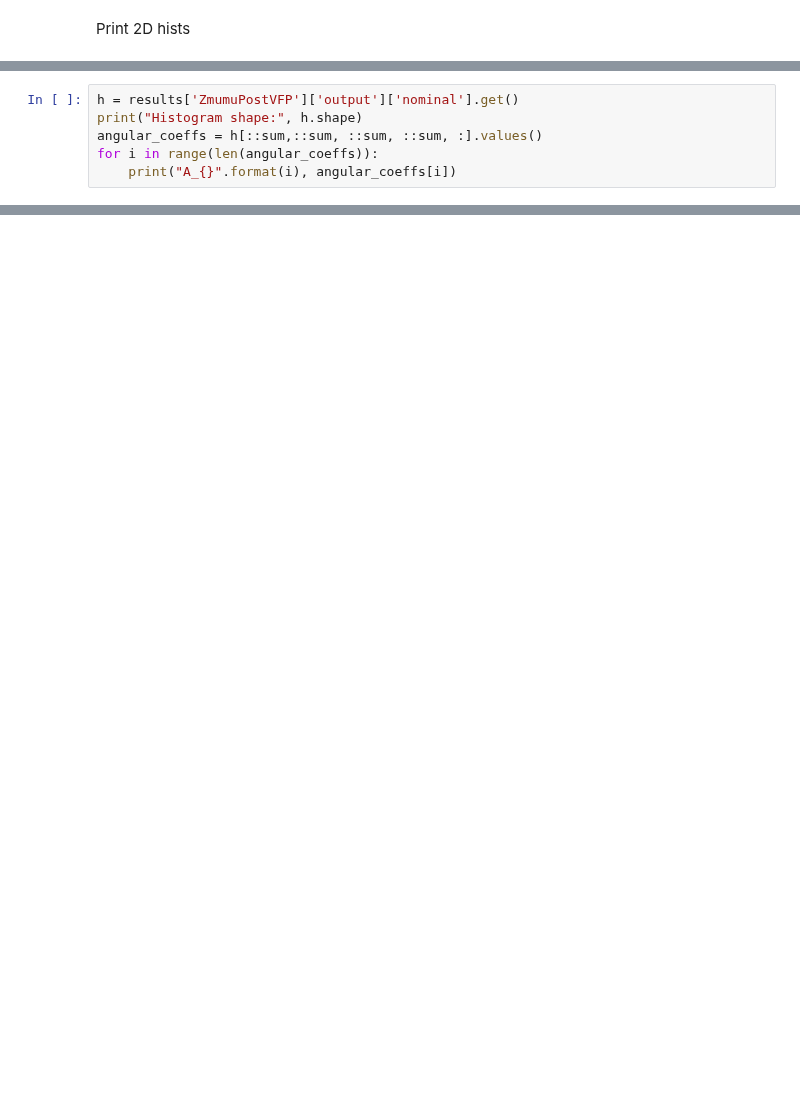
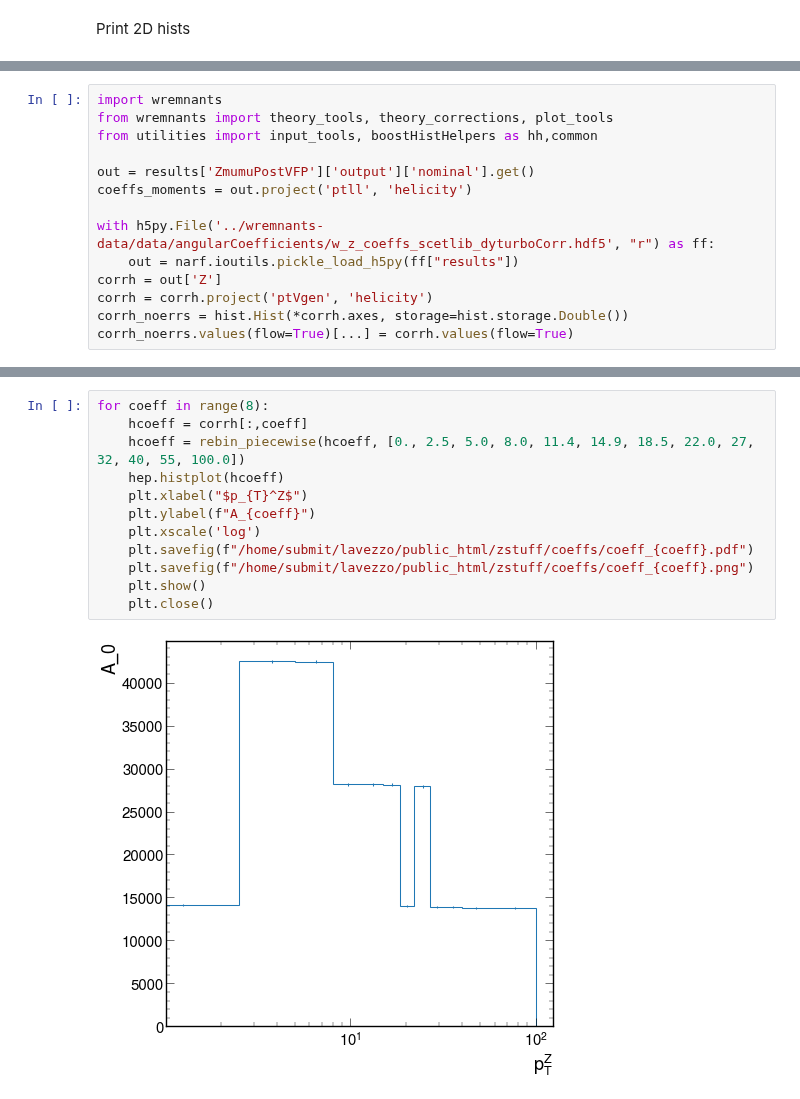
Before and after one commit to lucalavezzo/WRemnants, a Jupyter notebook: notebooks/explore_HDF5.ipynb, the cells around one changed output, grey strips where cells are left out. Saved outputs shown, nothing was run; the diff lists cells and outputs as text; blank space fills up the shorter version.

```diff
--- a/notebooks/explore_HDF5.ipynb
+++ b/notebooks/explore_HDF5.ipynb
@@ -98,6 +124,0 @@ Angular coefficients $A_i$
-# %%
-h = results['ZmumuPostVFP']['output']['nominal'].get()
-print("Histogram shape:", h.shape)
-angular_coeffs = h[::sum,::sum, ::sum, ::sum, :].values()
-for i in range(len(angular_coeffs)):
-    print("A_{}".format(i), angular_coeffs[i])
@@ -114,0 +125,14 @@ A_8 -191.9464829137641
+# %%
+import wremnants
+from wremnants import theory_tools, theory_corrections, plot_tools
+from utilities import input_tools, boostHistHelpers as hh,common
+
+out = results['ZmumuPostVFP']['output']['nominal'].get()
+coeffs_moments = out.project('ptll', 'helicity')
+
+with h5py.File('../wremnants-data/data/angularCoefficients/w_z_coeffs_scetlib_dyturboCorr.hdf5', "r") as ff:
+    out = narf.ioutils.pickle_load_h5py(ff["results"])
+corrh = out['Z']
+corrh = corrh.project('ptVgen', 'helicity')
+corrh_noerrs = hist.Hist(*corrh.axes, storage=hist.storage.Double())
+corrh_noerrs.values(flow=True)[...] = corrh.values(flow=True)
@@ -114,0 +205,14 @@ A_8 -191.9464829137641
+# %%
+for coeff in range(8):
+    hcoeff = corrh[:,coeff]
+    hcoeff = rebin_piecewise(hcoeff, [0., 2.5, 5.0, 8.0, 11.4, 14.9, 18.5, 22.0, 27, 32, 40, 55, 100.0])
+    hep.histplot(hcoeff)
+    plt.xlabel("$p_{T}^Z$")
+    plt.ylabel(f"A_{coeff}")
+    plt.xscale('log')
+    plt.savefig(f"/home/submit/lavezzo/public_html/zstuff/coeffs/coeff_{coeff}.pdf")
+    plt.savefig(f"/home/submit/lavezzo/public_html/zstuff/coeffs/coeff_{coeff}.png")
+    plt.show()
+    plt.close()
+# %% [output]
+[figure, added]
```
Also changed, not shown: parts of 13 cells of this notebook, 4 other files.
